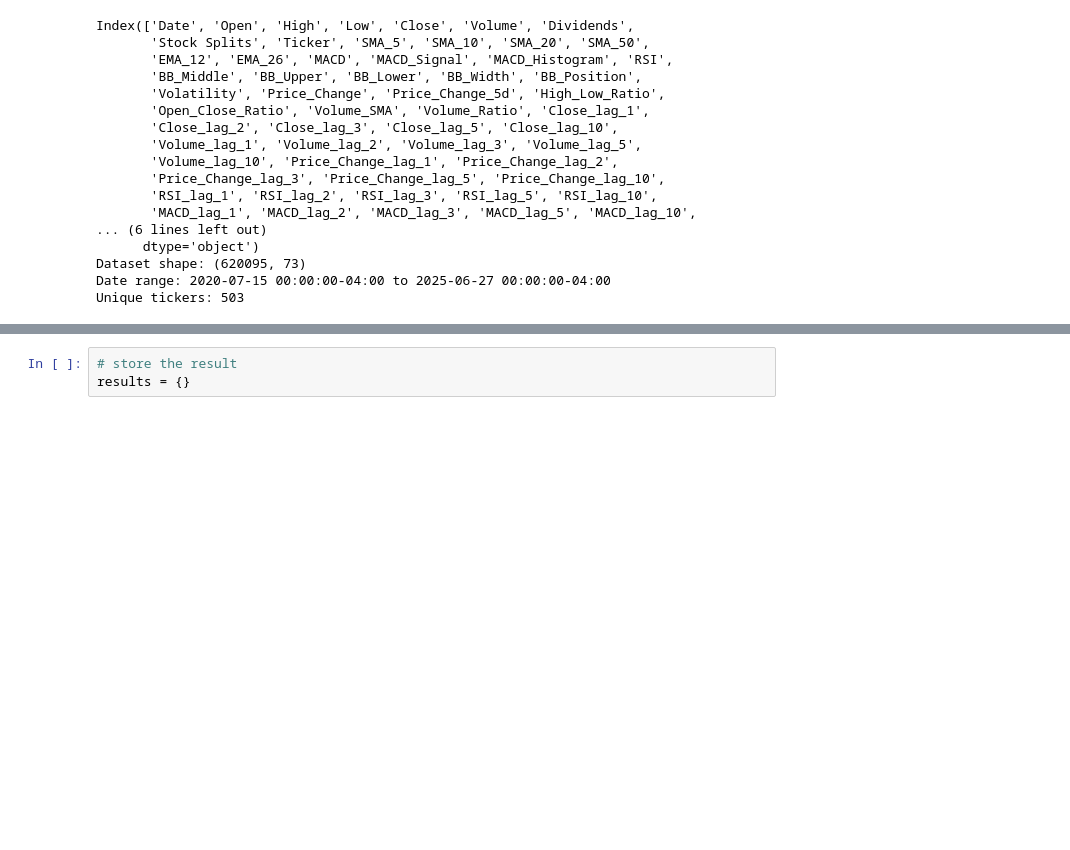
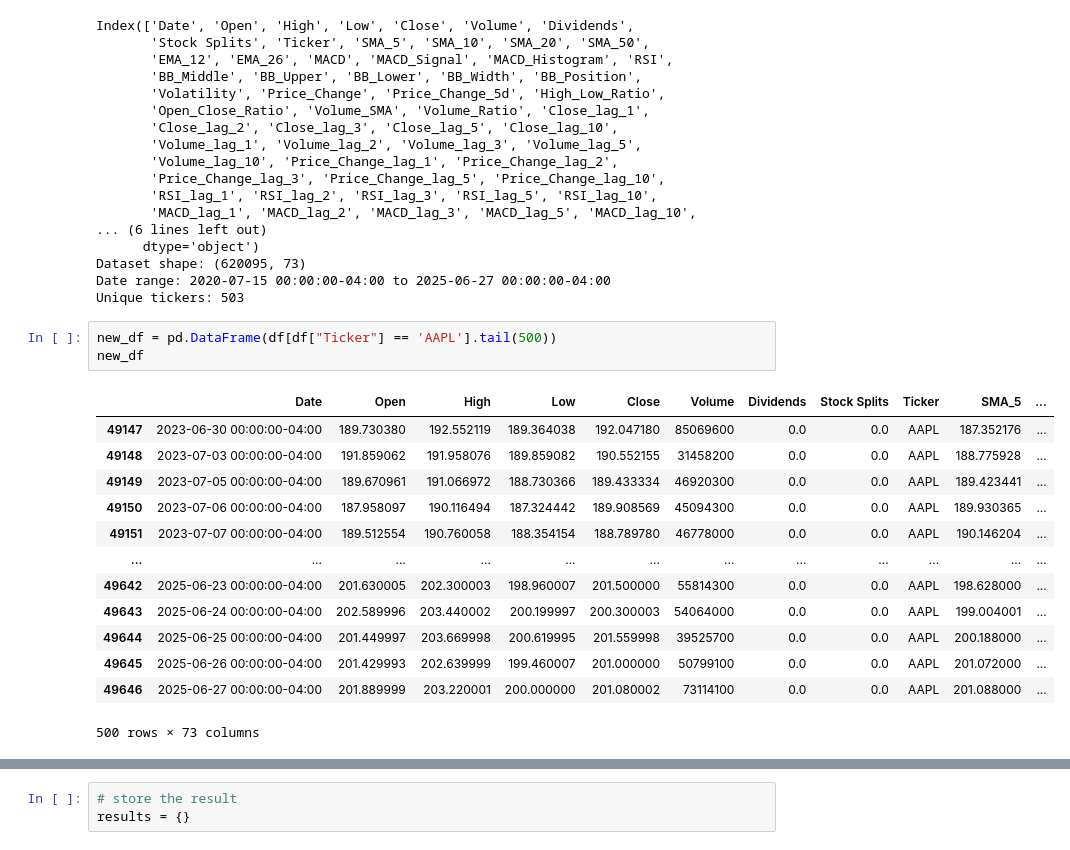
Before and after one commit to lbaileycoop/Deep-Learning-Final-Project, a Jupyter notebook: stock_predection_CNN.ipynb, the cells around one changed output, grey strips where cells are left out. Saved outputs shown, nothing was run; the diff lists cells and outputs as text; blank space fills up the shorter version.

```diff
--- a/stock_predection_CNN.ipynb
+++ b/stock_predection_CNN.ipynb
@@ -167,3 +180,20 @@ Index(['Date', 'Open', 'High', 'Low', 'Close', 'Volume', 'Dividends',
 Dataset shape: (620095, 73)
 Date range: 2020-07-15 00:00:00-04:00 to 2025-06-27 00:00:00-04:00
 Unique tickers: 503
+# %%
+new_df = pd.DataFrame(df[df["Ticker"] == 'AAPL'].tail(500))
+new_df
+# %% [output]
+|  | Date | Open | High | Low | Close | Volume | Dividends | Stock Splits | Ticker | SMA_5 | ... |
+| 49147 | 2023-06-30 00:00:00-04:00 | 189.730380 | 192.552119 | 189.364038 | 192.047180 | 85069600 | 0.0 | 0.0 | AAPL | 187.352176 | ... |
+| 49148 | 2023-07-03 00:00:00-04:00 | 191.859062 | 191.958076 | 189.859082 | 190.552155 | 31458200 | 0.0 | 0.0 | AAPL | 188.775928 | ... |
+| 49149 | 2023-07-05 00:00:00-04:00 | 189.670961 | 191.066972 | 188.730366 | 189.433334 | 46920300 | 0.0 | 0.0 | AAPL | 189.423441 | ... |
+| 49150 | 2023-07-06 00:00:00-04:00 | 187.958097 | 190.116494 | 187.324442 | 189.908569 | 45094300 | 0.0 | 0.0 | AAPL | 189.930365 | ... |
+| 49151 | 2023-07-07 00:00:00-04:00 | 189.512554 | 190.760058 | 188.354154 | 188.789780 | 46778000 | 0.0 | 0.0 | AAPL | 190.146204 | ... |
+| ... | ... | ... | ... | ... | ... | ... | ... | ... | ... | ... | ... |
+| 49642 | 2025-06-23 00:00:00-04:00 | 201.630005 | 202.300003 | 198.960007 | 201.500000 | 55814300 | 0.0 | 0.0 | AAPL | 198.628000 | ... |
+| 49643 | 2025-06-24 00:00:00-04:00 | 202.589996 | 203.440002 | 200.199997 | 200.300003 | 54064000 | 0.0 | 0.0 | AAPL | 199.004001 | ... |
+| 49644 | 2025-06-25 00:00:00-04:00 | 201.449997 | 203.669998 | 200.619995 | 201.559998 | 39525700 | 0.0 | 0.0 | AAPL | 200.188000 | ... |
+| 49645 | 2025-06-26 00:00:00-04:00 | 201.429993 | 202.639999 | 199.460007 | 201.000000 | 50799100 | 0.0 | 0.0 | AAPL | 201.072000 | ... |
+| 49646 | 2025-06-27 00:00:00-04:00 | 201.889999 | 203.220001 | 200.000000 | 201.080002 | 73114100 | 0.0 | 0.0 | AAPL | 201.088000 | ... |
+500 rows × 73 columns
```
Also changed, not shown: parts of 11 cells of this notebook, 3 other files.
